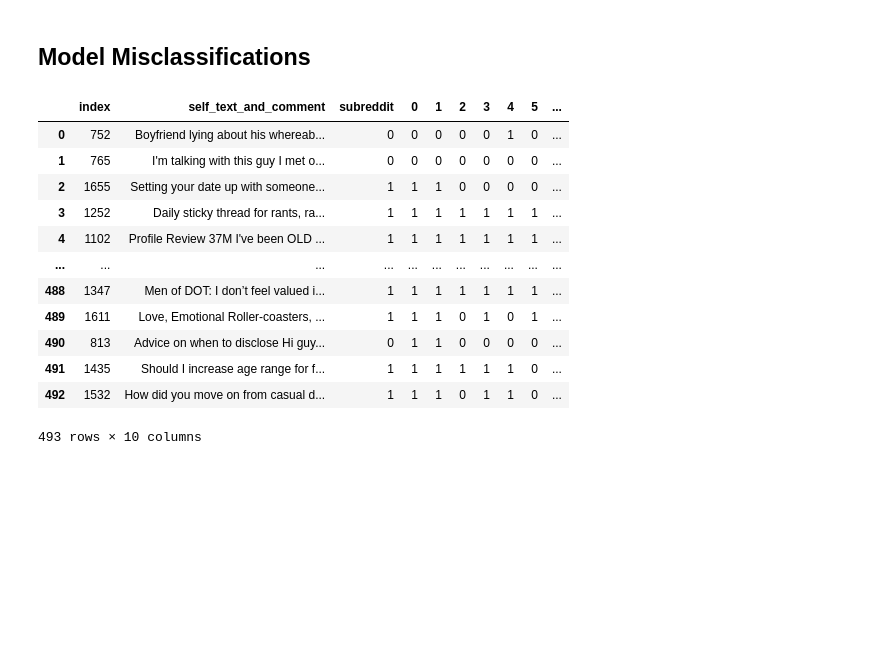
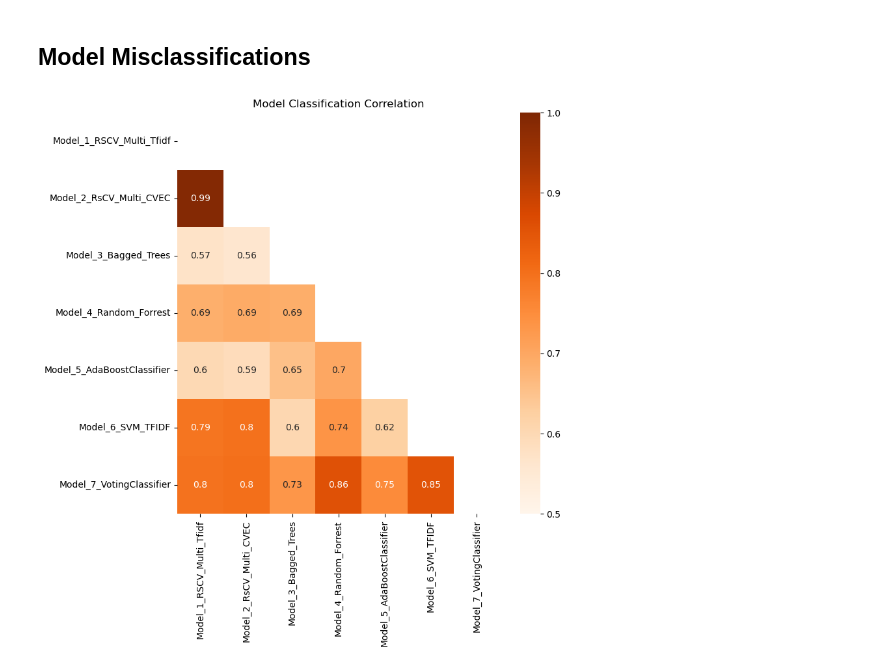
Before and after one commit to bobadams1/reddit_classifier, a Jupyter notebook: code/03_Modeling.ipynb, the cells around one changed output. Drawn from its saved outputs; the diff is of its cells as text; code cells hidden in the pictures; blank space fills up the shorter version.

Commit message:
Visualizations and Deck Construction

```diff
--- a/code/03_Modeling.ipynb
+++ b/code/03_Modeling.ipynb
@@ -866,4 +866,21 @@ model_predictions = pd.concat([test_data,
                       pd.Series(rs5.predict(X_test)),
                       pd.Series(rs6.predict(X_test)),
                       pd.Series(classifier_estimators.predict(X_test))], axis = 1)
-model_predictions
+model_predictions.rename(columns = {
+    0 : 'Model_1_RSCV_Multi_Tfidf',
+    1 : 'Model_2_RsCV_Multi_CVEC',
+    2 : 'Model_3_Bagged_Trees',
+    3 : 'Model_4_Random_Forrest',
+    4 : 'Model_5_AdaBoostClassifier',
+    5 : 'Model_6_SVM_TFIDF',
+    6 : 'Model_7_VotingClassifier'
+}, inplace = True)
+# %%
+plt.figure(figsize = (8,8))
+mask = np.triu(np.ones_like(model_predictions[model_cols].corr()))
+sns.heatmap(model_predictions[model_cols].corr(), cmap = 'Oranges', vmin = 0.5, vmax = 1, annot = True, mask = mask)
+plt.title('Model Classification Correlation')
+plt.savefig(dpi = 200, bbox_inches = 'tight', fname = './images/ModelClassification_Correlation.png')
+plt.show()
+# %% [output]
+[figure, added]
@@ -870,16 +889,2 @@ model_predictions
 # %%
-model_predictions
+model_predictions['models_missed'] = sum([np.abs(model_predictions['subreddit'] - model_predictions[col]) for col in model_cols])
-# %% [output]
-|  | index | self_text_and_comment | subreddit | 0 | 1 | 2 | 3 | 4 | 5 | ... |
-| 0 | 752 | Boyfriend lying about his whereab... | 0 | 0 | 0 | 0 | 0 | 1 | 0 | ... |
-| 1 | 765 | I'm talking with this guy I met o... | 0 | 0 | 0 | 0 | 0 | 0 | 0 | ... |
-| 2 | 1655 | Setting your date up with someone... | 1 | 1 | 1 | 0 | 0 | 0 | 0 | ... |
-| 3 | 1252 | Daily sticky thread for rants, ra... | 1 | 1 | 1 | 1 | 1 | 1 | 1 | ... |
-| 4 | 1102 | Profile Review 37M I've been OLD ... | 1 | 1 | 1 | 1 | 1 | 1 | 1 | ... |
-| ... | ... | ... | ... | ... | ... | ... | ... | ... | ... | ... |
-| 488 | 1347 | Men of DOT: I don’t feel valued i... | 1 | 1 | 1 | 1 | 1 | 1 | 1 | ... |
-| 489 | 1611 | Love, Emotional Roller-coasters, ... | 1 | 1 | 1 | 0 | 1 | 0 | 1 | ... |
-| 490 | 813 | Advice on when to disclose Hi guy... | 0 | 1 | 1 | 0 | 0 | 0 | 0 | ... |
-| 491 | 1435 | Should I increase age range for f... | 1 | 1 | 1 | 1 | 1 | 1 | 0 | ... |
-| 492 | 1532 | How did you move on from casual d... | 1 | 1 | 1 | 0 | 1 | 1 | 0 | ... |
-493 rows × 10 columns
```
Also changed, not shown: parts of 12 cells of this notebook, 3 other files.
